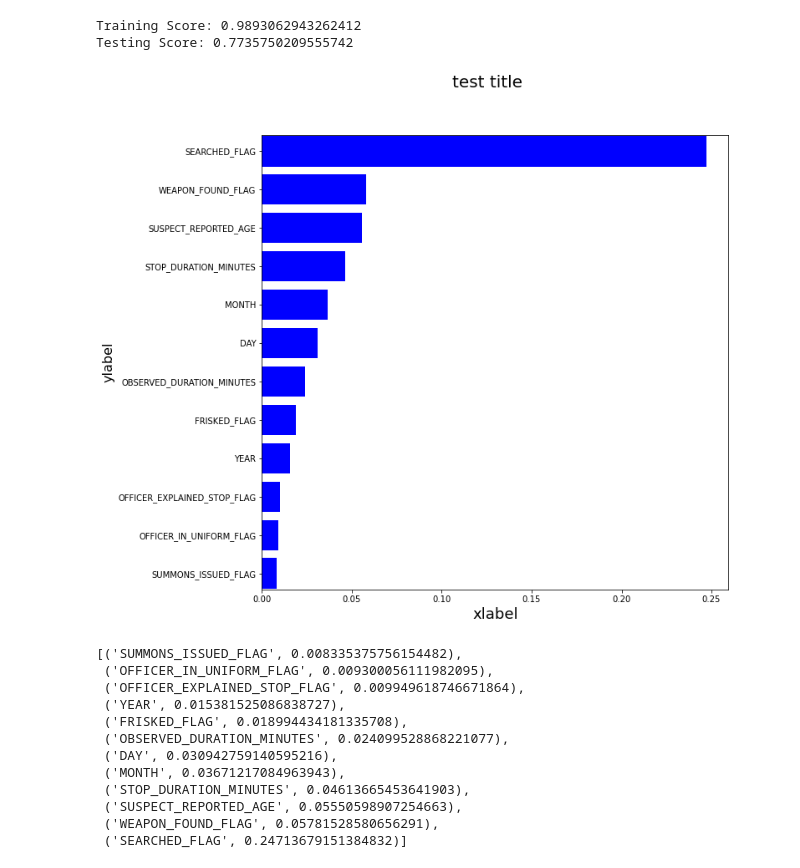
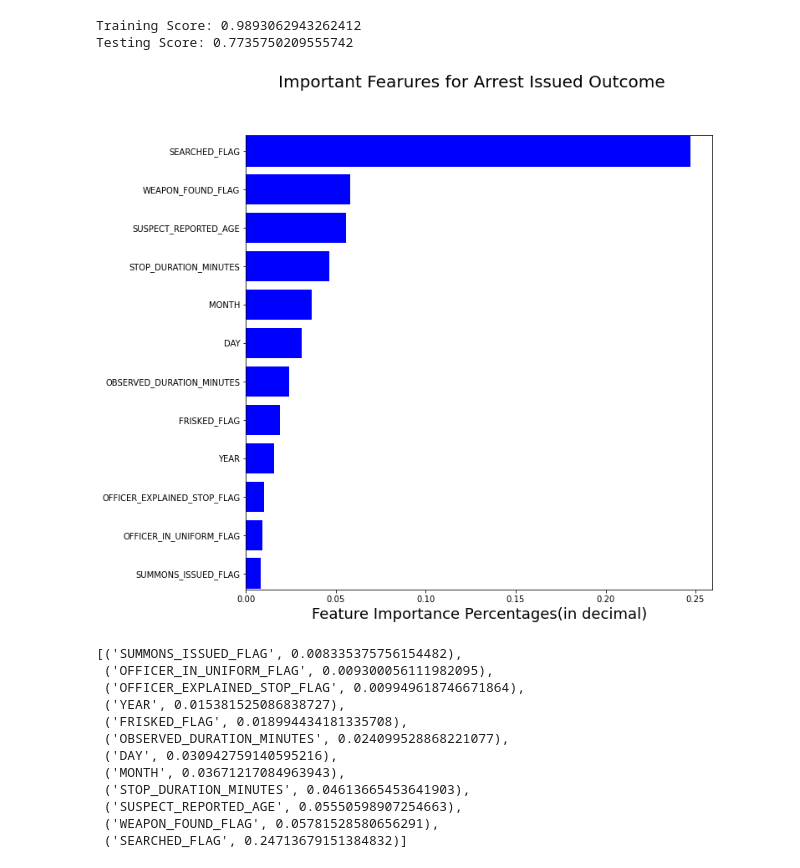
Before and after one commit to uzmabb182/data-detection-using-machine-learning, a Jupyter notebook: static/data_processing/sfq_arrest_reduced_features.ipynb, the cells around one changed output. Cells and saved outputs as stored; diff of their text form; code cells hidden in the pictures.

```diff
--- a/static/data_processing/sfq_arrest_reduced_features.ipynb
+++ b/static/data_processing/sfq_arrest_reduced_features.ipynb
@@ -2122,22 +2122,22 @@ feature_importances = clf.feature_importances_
 # %%
 features = sorted(zip(X_train.columns[:12], clf.feature_importances_), key = lambda x: x[1])
 cols = [f[0] for f in features]
 width = [f[1] for f in features]
 
 fig, ax = plt.subplots()
 
-fig.suptitle('test title', fontsize=20)
-plt.xlabel('xlabel', fontsize=18)
-plt.ylabel('ylabel', fontsize=16)
+fig.suptitle('Important Fearures for Arrest Issued Outcome', fontsize=20)
+plt.xlabel('Feature Importance Percentages(in decimal)', fontsize=18)
+# plt.ylabel('Important Feature Names', fontsize=16)
 
 fig.set_size_inches(10, 10)
 plt.margins(y=0.001)
 
 ax.barh(y=cols, width=width, color='b')
 plt.savefig('../images/arrest_reduced_feature.PNG')
 plt.show()
 # %% [output]
-[figure, old version]
+[figure, new version]
 # %%
 features
 # %% [output]
```
Also changed, not shown: 3 other files.
